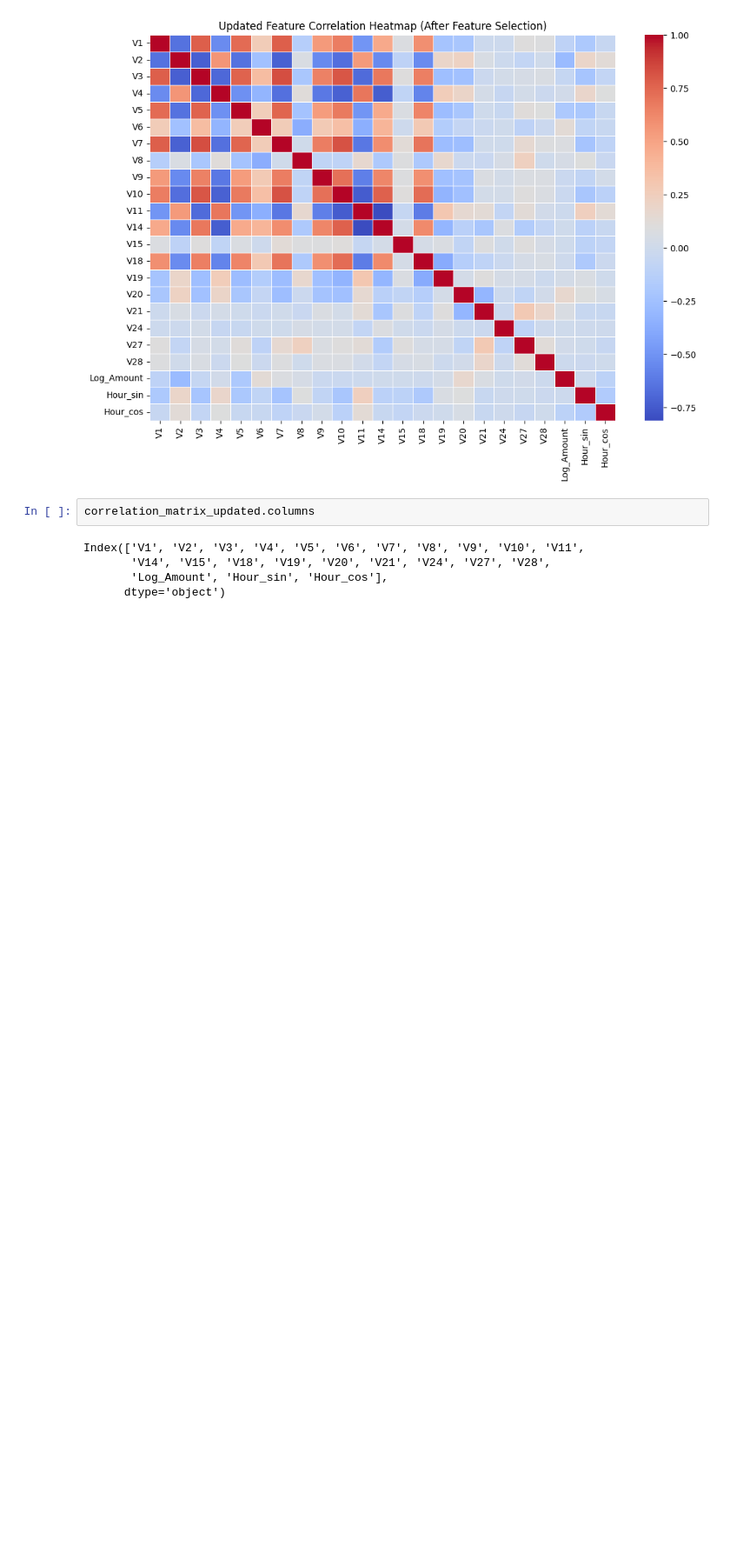
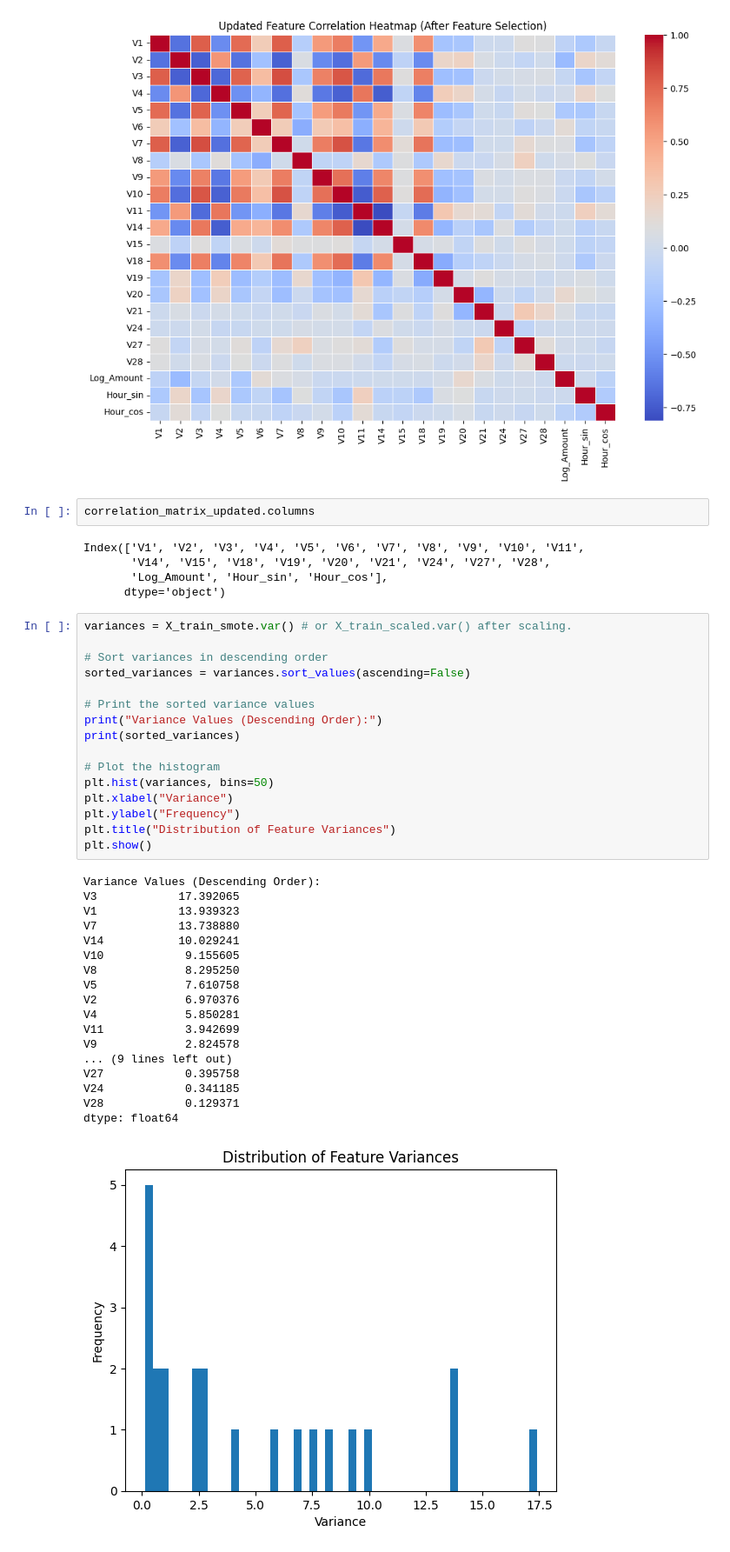
Before and after one commit to MohsseniMahdi/anomguard, a Jupyter notebook: Mahdi_V1.5_M.ipynb, the cells around one changed output. Shown at 87% size. Cells and saved outputs as stored; diff of their text form; blank space fills up the shorter version.

```diff
--- a/Mahdi_V1.5_M.ipynb
+++ b/Mahdi_V1.5_M.ipynb
@@ -495,3 +498,38 @@ Index(['V1', 'V2', 'V3', 'V4', 'V5', 'V6', 'V7', 'V8', 'V9', 'V10', 'V11',
        'V14', 'V15', 'V18', 'V19', 'V20', 'V21', 'V24', 'V27', 'V28',
        'Log_Amount', 'Hour_sin', 'Hour_cos'],
       dtype='object')
+# %%
+variances = X_train_smote.var() # or X_train_scaled.var() after scaling.
+
+# Sort variances in descending order
+sorted_variances = variances.sort_values(ascending=False)
+
+# Print the sorted variance values
+print("Variance Values (Descending Order):")
+print(sorted_variances)
+
+# Plot the histogram
+plt.hist(variances, bins=50)
+plt.xlabel("Variance")
+plt.ylabel("Frequency")
+plt.title("Distribution of Feature Variances")
+plt.show()
+# %% [output]
+Variance Values (Descending Order):
+V3            17.392065
+V1            13.939323
+V7            13.738880
+V14           10.029241
+V10            9.155605
+V8             8.295250
+V5             7.610758
+V2             6.970376
+V4             5.850281
+V11            3.942699
+V9             2.824578
+... (9 lines left out)
+V27            0.395758
+V24            0.341185
+V28            0.129371
+dtype: float64
+[figure, added]
```
Also changed, not shown: parts of 10 cells of this notebook.
